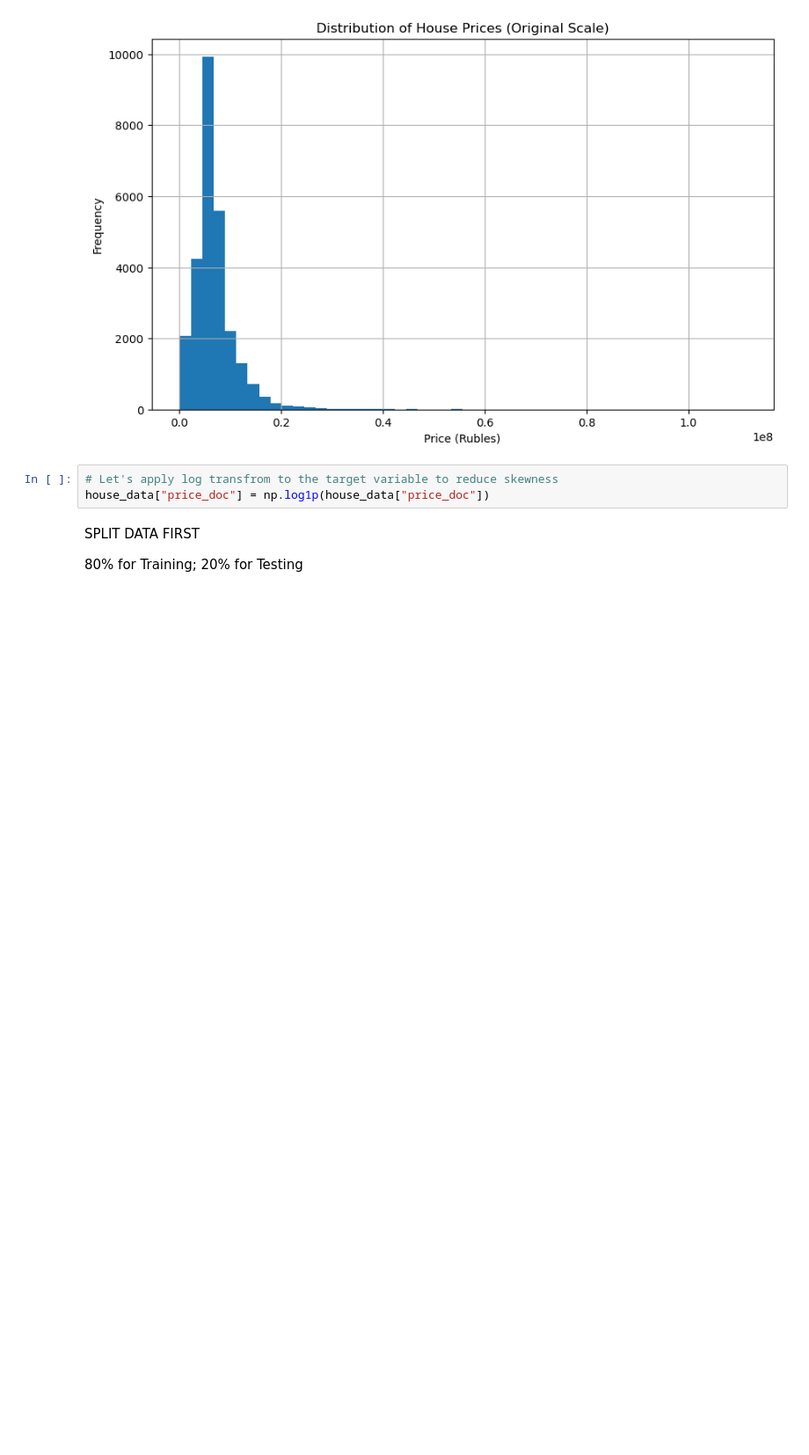
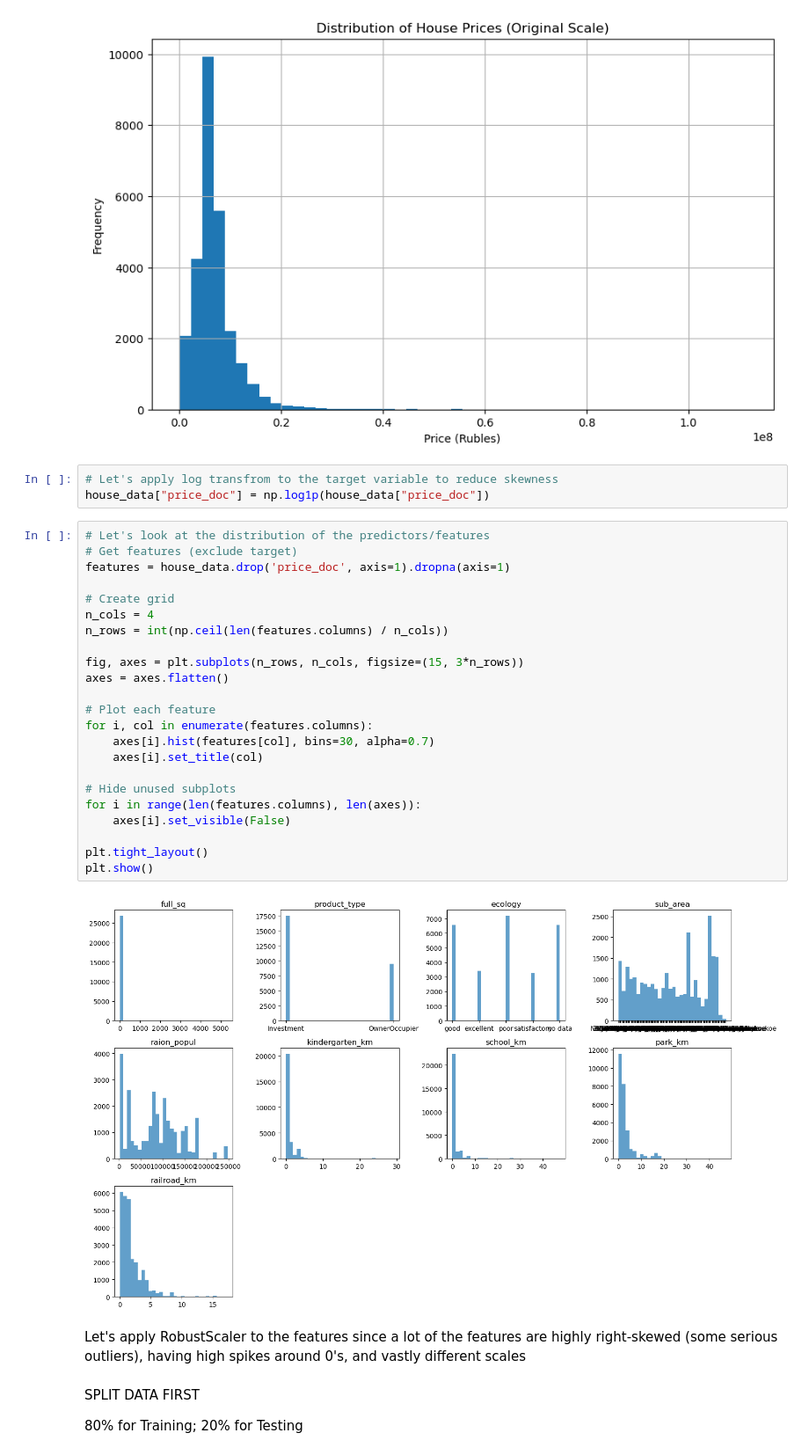
Before and after one commit to epaulia/DAMA, a Jupyter notebook: base_fine_tuned.ipynb, the cells around one changed output. Shown at 88% size. Cells and saved outputs as stored; diff of their text form; blank space fills up the shorter version.

```diff
--- a/base_fine_tuned.ipynb
+++ b/base_fine_tuned.ipynb
@@ -71,6 +79,33 @@ plt.show()
 # %%
 # Let's apply log transfrom to the target variable to reduce skewness
 house_data["price_doc"] = np.log1p(house_data["price_doc"])
+# %%
+# Let's look at the distribution of the predictors/features
+# Get features (exclude target)
+features = house_data.drop('price_doc', axis=1).dropna(axis=1)
+
+# Create grid
+n_cols = 4
+n_rows = int(np.ceil(len(features.columns) / n_cols))
+
+fig, axes = plt.subplots(n_rows, n_cols, figsize=(15, 3*n_rows))
+axes = axes.flatten()
+
+# Plot each feature
+for i, col in enumerate(features.columns):
+    axes[i].hist(features[col], bins=30, alpha=0.7)
+    axes[i].set_title(col)
+
+# Hide unused subplots
+for i in range(len(features.columns), len(axes)):
+    axes[i].set_visible(False)
+
+plt.tight_layout()
+plt.show()
+# %% [output]
+[figure, added]
+# %% [markdown]
+Let's apply RobustScaler to the features since a lot of the features are highly right-skewed (some serious outliers), having high spikes around 0's, and vastly different scales
 # %% [markdown]
 SPLIT DATA FIRST
 
```
Also changed, not shown: parts of 10 cells of this notebook, 2 other files.
